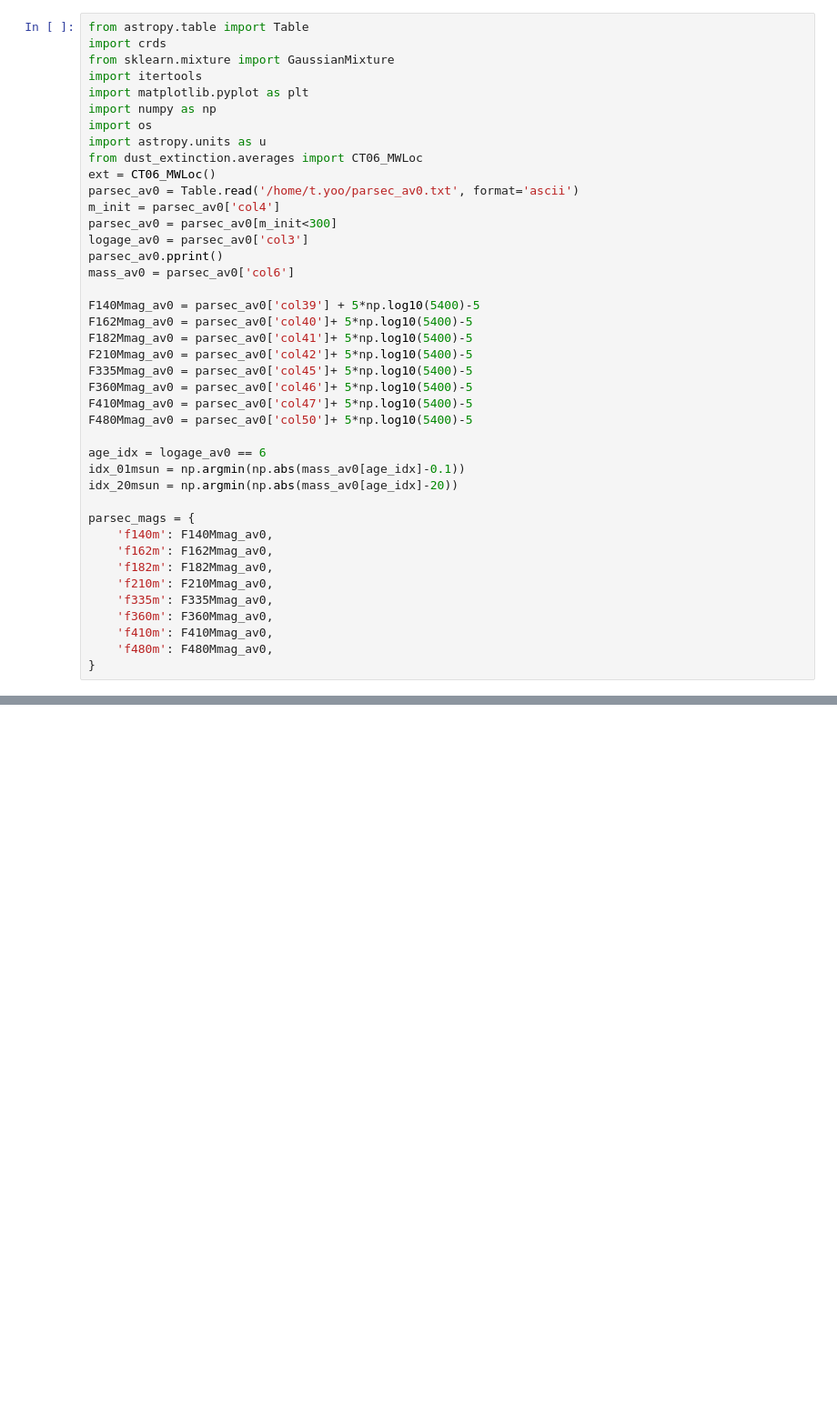
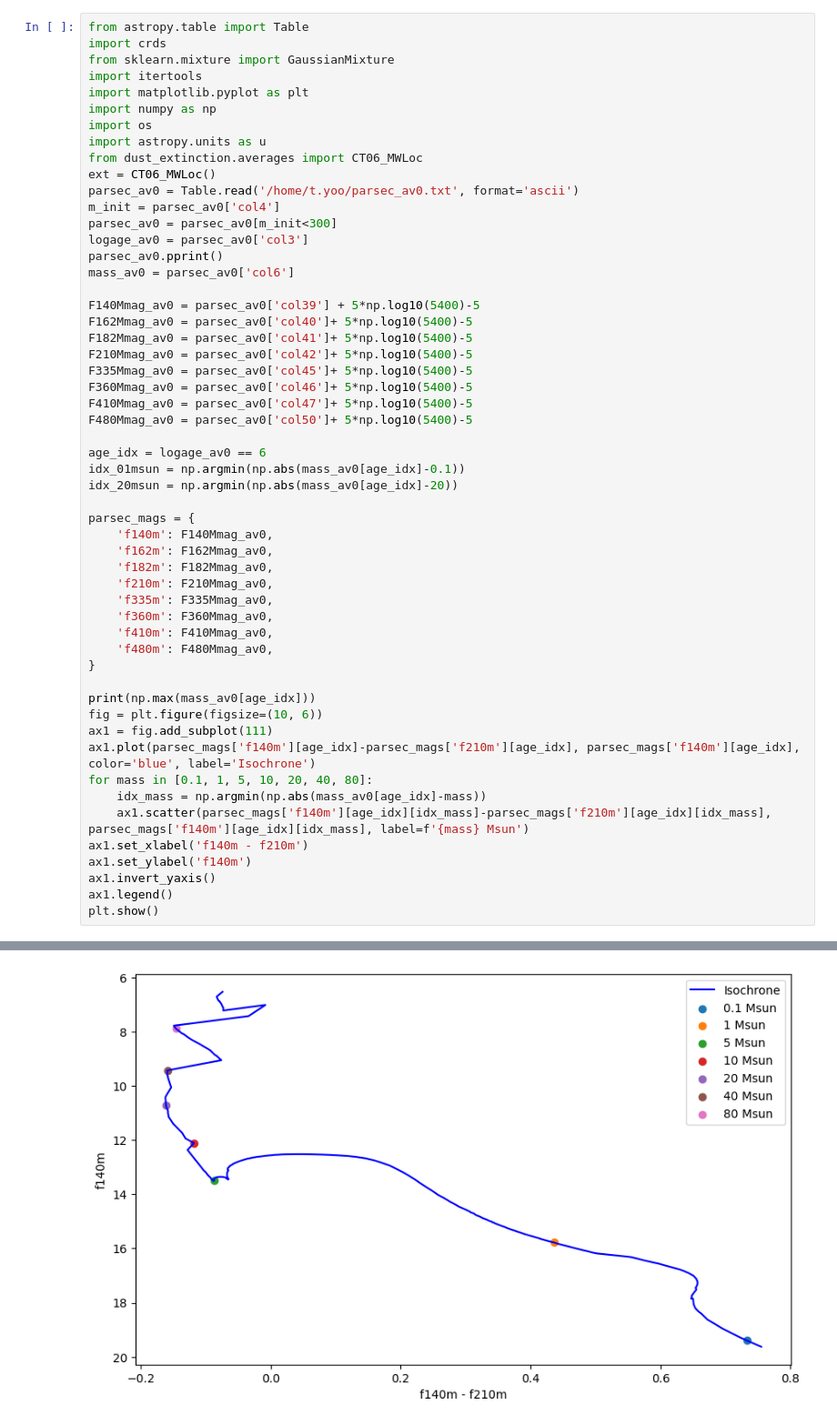
Before and after one commit to tyoo37/w51_nircam, a Jupyter notebook: analysis/isochrone_test2.ipynb, the cells around one changed output, grey strips where cells are left out. Shown at 91% size. Saved outputs shown, nothing was run; the diff lists cells and outputs as text; blank space fills up the shorter version.

```diff
--- a/analysis/isochrone_test2.ipynb
+++ b/analysis/isochrone_test2.ipynb
@@ -39,4 +39,17 @@ parsec_mags = {
     'f410m': F410Mmag_av0,
     'f480m': F480Mmag_av0,
 }
+
+print(np.max(mass_av0[age_idx]))
+fig = plt.figure(figsize=(10, 6))
+ax1 = fig.add_subplot(111)
+ax1.plot(parsec_mags['f140m'][age_idx]-parsec_mags['f210m'][age_idx], parsec_mags['f140m'][age_idx], color='blue', label='Isochrone')
+for mass in [0.1, 1, 5, 10, 20, 40, 80]:
+    idx_mass = np.argmin(np.abs(mass_av0[age_idx]-mass))
+    ax1.scatter(parsec_mags['f140m'][age_idx][idx_mass]-parsec_mags['f210m'][age_idx][idx_mass], parsec_mags['f140m'][age_idx][idx_mass], label=f'{mass} Msun')
+ax1.set_xlabel('f140m - f210m')
+ax1.set_ylabel('f140m')
+ax1.invert_yaxis()
+ax1.legend()
+plt.show()
 # %% [output]
@@ -59,0 +73 @@ Length = 876 rows
+[figure, added]
```
Also changed, not shown: parts of 1 cell of this notebook, 11 other files.
